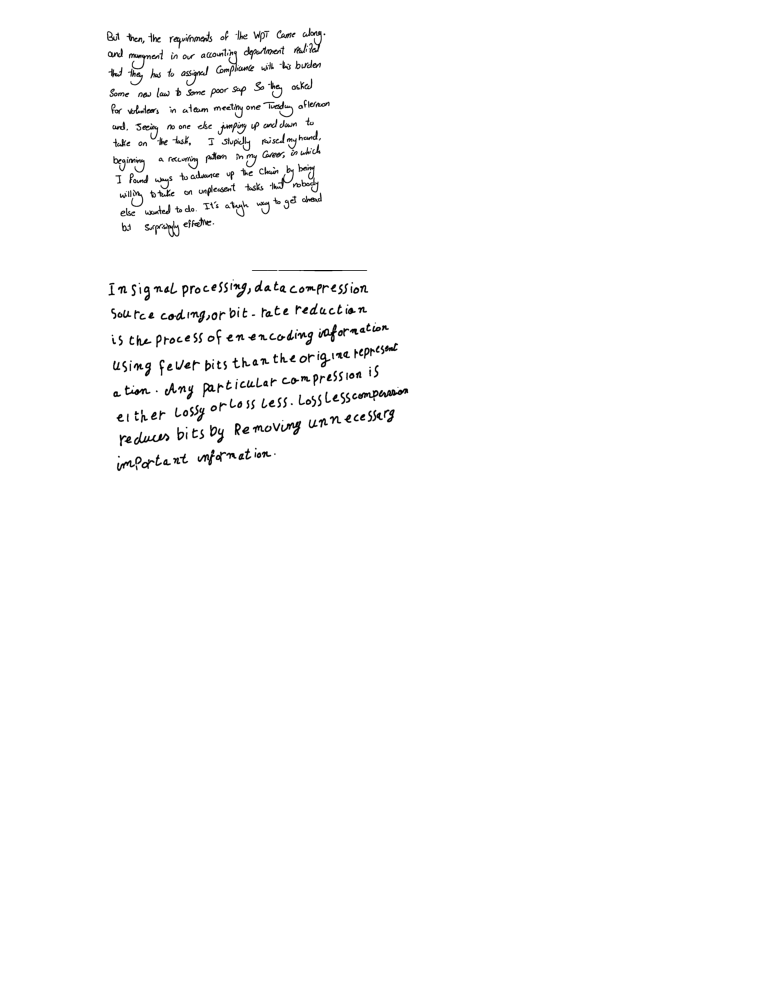
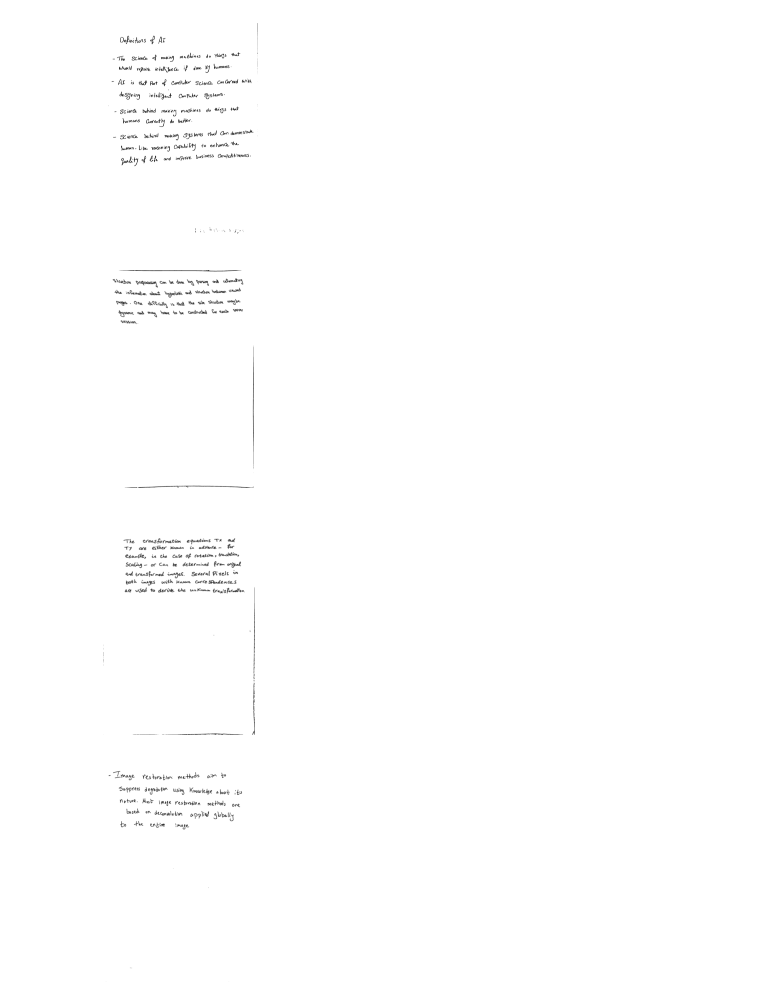
Before and after one commit to NouranHany/Handwriting-Based-Gender-Classification, a Jupyter notebook: Preprocessing.ipynb, the cells around one changed output. Cells and saved outputs as stored; diff of their text form; code cells hidden in the pictures; blank space fills up the shorter version.

```diff
--- a/Preprocessing.ipynb
+++ b/Preprocessing.ipynb
@@ -32,10 +35,13 @@ def threshold_image(img):
 
     return thresh
 # %%
-for filename in os.listdir("test_images/"):
-    img = cv2.imread("test_images/" + filename)
-    thresh = threshold_image(img)
-    show_image(thresh)
+for filename in os.listdir("data/"):
+    if filename.endswith(".jpg"):
+        img = cv2.imread("data/" + filename)
+        thresh = threshold_image(img)
+        show_image(thresh)
 # %% [output]
-[figure, old version]
+[figure, new version]
-[figure, old version]
+[figure, new version]
+[figure, added]
+[figure, added]
```
Also changed, not shown: parts of 3 cells of this notebook.
